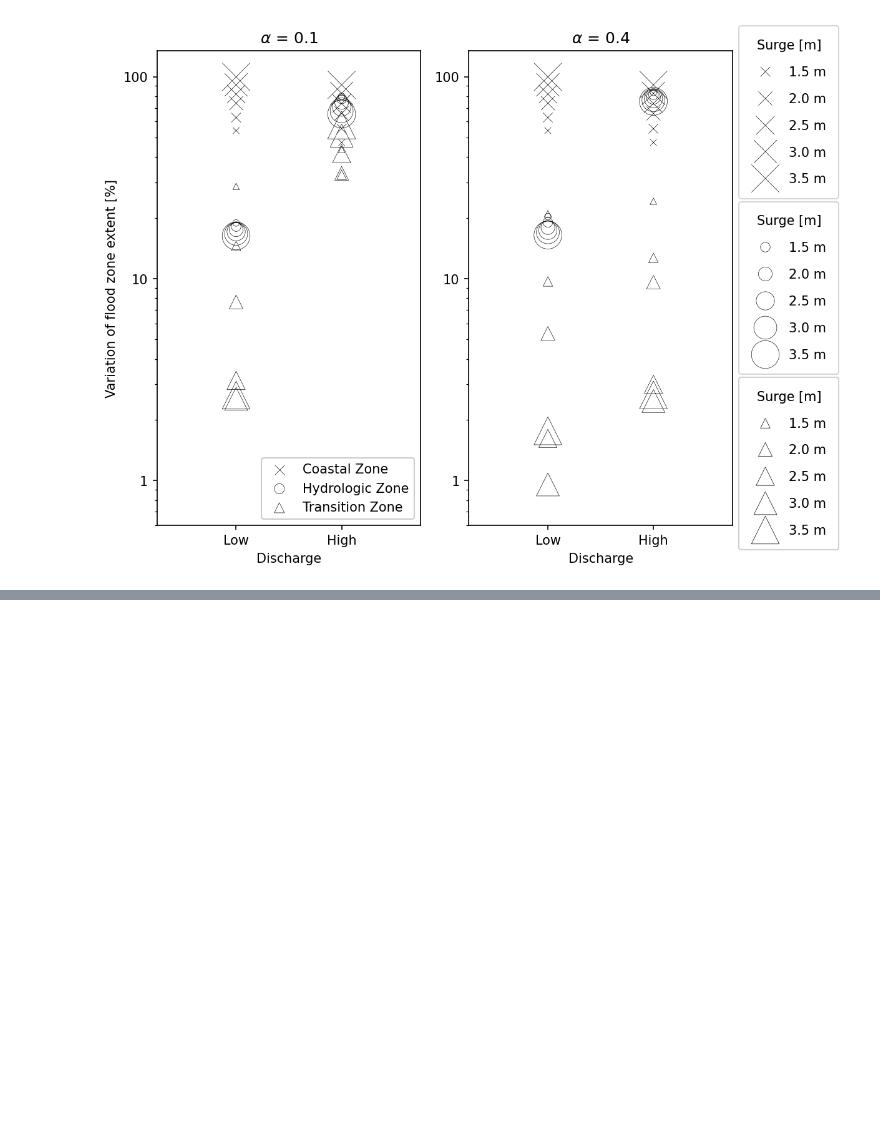
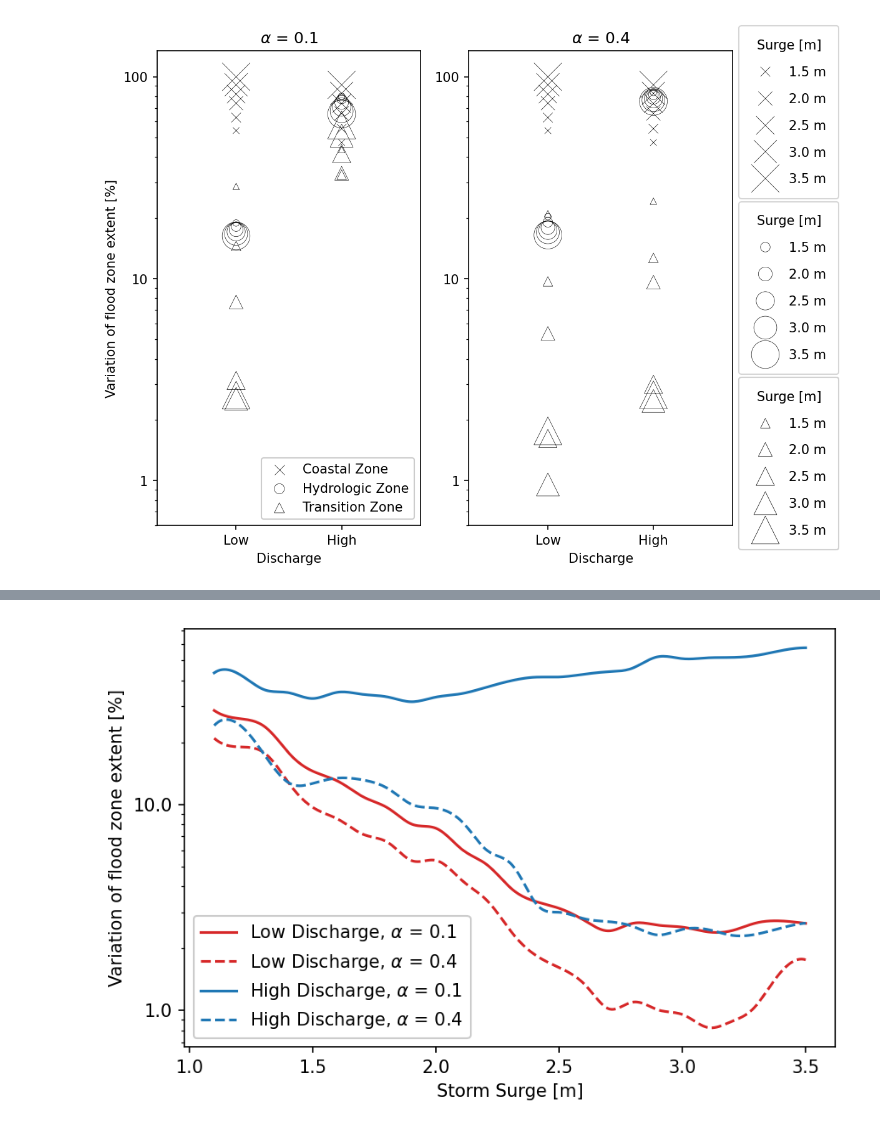
Before and after one commit to ankitghanghas/flood_are_here_si_2022, a Jupyter notebook: viz_draft.ipynb, the cells around one changed output, grey strips where cells are left out. Drawn from its saved outputs; the diff is of its cells as text; code cells hidden in the pictures; blank space fills up the shorter version.

```diff
--- a/viz_draft.ipynb
+++ b/viz_draft.ipynb
@@ -34,6 +35,10 @@ df["n_coastal_norm"] = 100 * df["n_coastal"] / df["n_coastal"].max()
 df["n_hydro_norm"] = 100 * df["n_hydro"] / df["n_hydro"].max()
 df["n_trans_norm"] = 100 * df["n_trans"] / df["n_trans"].max()
 
+df = df[df.surge_h >= 1.1]
+
+df_hi_res = df.copy()
+
 # filter surge heights to make plot easier to read
 df = df[
     (df.surge_h == 1.1)
@@ -295,3 +186,78 @@ fig.savefig("data_github/t.png", facecolor="w")
+# %%
+fig, ax = plt.subplots(figsize=(6,4))
+
+# y-axis is zone's area as a percentage of its max value among all scenarios
+datetimes = ["2018-09-14 00:00", "2018-09-15 08:00"]
+dischargelabels = ["Low Discharge", "High Discharge"]
+
+ax.set_ylabel("Variation of flood zone extent [%]")
+for i, datetime in enumerate(datetimes):
+    for j, alpha in enumerate([0.1, 0.4]):
+        # use less surge_h vals
+        plot_df = df_hi_res.copy()
+        plot_df = plot_df.loc[datetime]
+        plot_df = plot_df[plot_df.alpha_val == alpha]
+
+        T = plot_df.surge_h.values
+        power = plot_df.n_trans_norm.values
+
+        # 300 represents number of points to make between T.min and T.max
+        xnew = np.linspace(T.min(), T.max(), 300)
+
+        spl = make_interp_spline(T, power, k=3)  # type: BSpline
+        power_smooth = spl(xnew)
+        if alpha ==0.4:
+            ticker='--'
+        elif alpha == 0.1:
+            ticker='-'
+        if i == 0: # low
+            col = 'tab:red'
+        elif i==1:
+            col = 'tab:blue'
+        sc_t = ax.plot(
+            xnew,
+            # plot_df.n_trans_norm,
+            power_smooth,
+            ticker,
+            c=col,
+            # marker="^",
+            # facecolors="none",
+            # edgecolors="k",
+            # linewidth=0.3,
+            label=rf"{dischargelabels[i]}, $\alpha$ = {alpha}",
+        )
+
+        ax.set(
+            # xlim=(-0.75, 1.75),
+            # ylim=(0.6, 135),
+            xlabel="Storm Surge [m]",
+        )
+
+        # ax.set_xticks([0, 1])
+        # ax.set_xticklabels(["Low", "High"])
+
+        ax.set_yscale("log")
+        ax.yaxis.set_major_formatter(mticker.ScalarFormatter())
+        ax.yaxis.get_major_formatter().set_scientific(False)
+        ax.yaxis.get_major_formatter().set_useOffset(False)
+
+main_legend = ax.legend(
+    loc="best",
+    # bbox_to_anchor=(0.5, 1.2),
+    # ncol=2,
+    framealpha=1,
+    markerscale=0.5,
+)
+
+fig.tight_layout()
+
+fig.savefig(
+    "data_github/tzone_v_surge.png",
+    facecolor="w",
+    bbox_inches='tight'
+)
+# %% [output]
+[figure, added]
 # %%
 # ds = gdal.Open('2018091320_11_01.tif')
 # band = ds.GetRasterBand(1)
```
Also changed, not shown: parts of 4 cells of this notebook.
